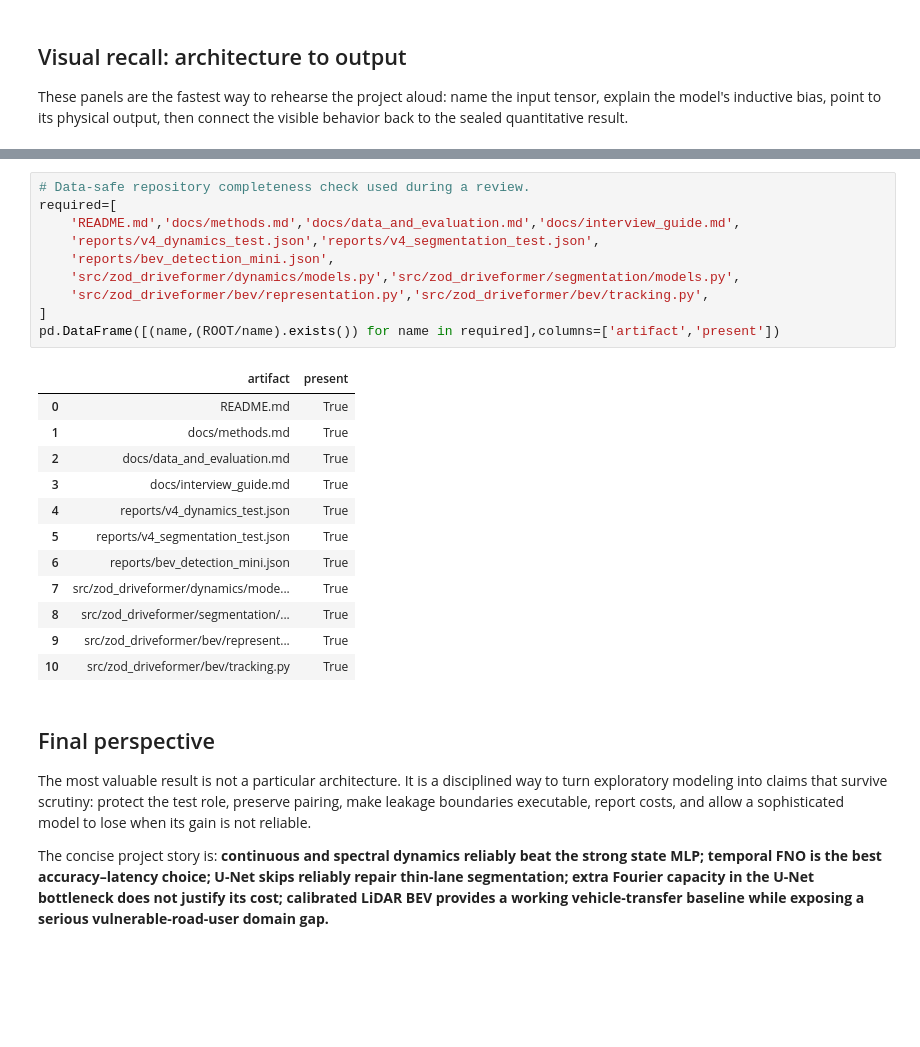
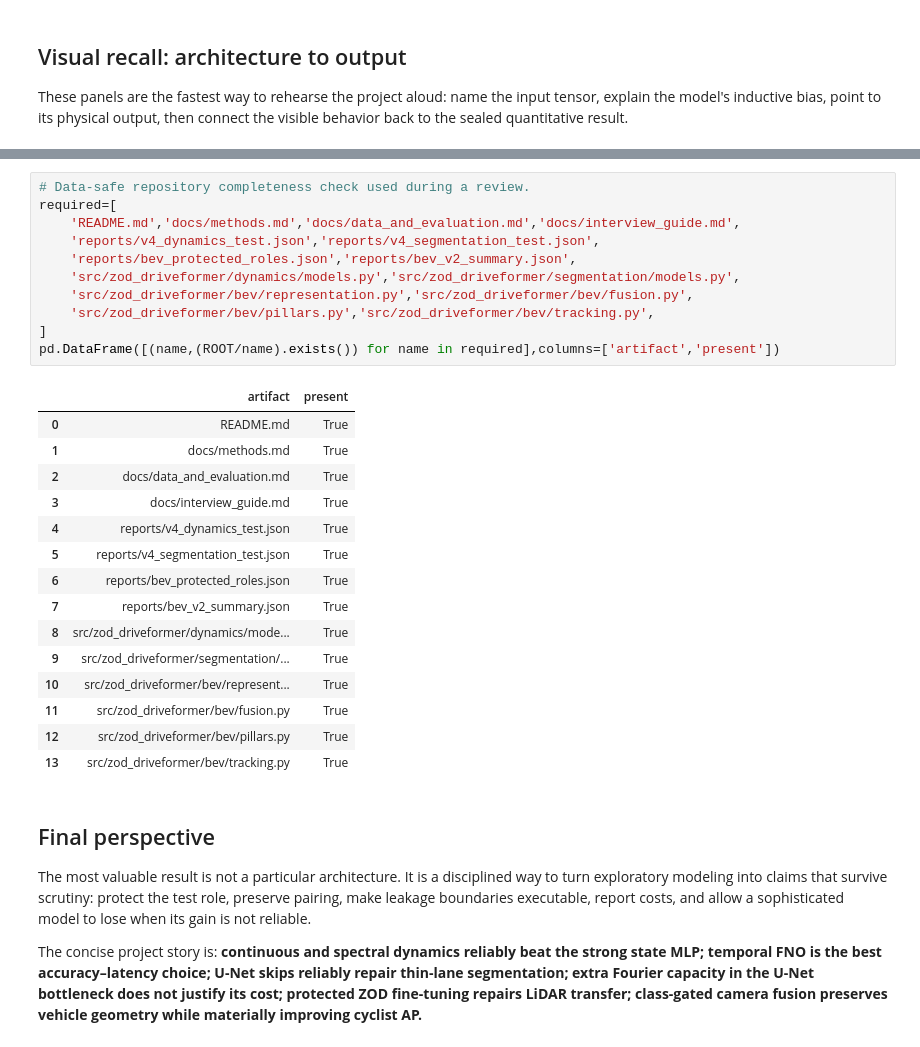
Before and after one commit to Nekros0day/zod-self-driving-lab, a Jupyter notebook: notebooks/06_interview_capstone.ipynb, the cells around one changed output, grey strips where cells are left out. Cells and saved outputs as stored; diff of their text form; blank space fills up the shorter version.

```diff
--- a/notebooks/06_interview_capstone.ipynb
+++ b/notebooks/06_interview_capstone.ipynb
@@ -229,26 +241,30 @@ connect the visible behavior back to the sealed quantitative result.
 # %%
 # Data-safe repository completeness check used during a review.
 required=[
     'README.md','docs/methods.md','docs/data_and_evaluation.md','docs/interview_guide.md',
     'reports/v4_dynamics_test.json','reports/v4_segmentation_test.json',
-    'reports/bev_detection_mini.json',
+    'reports/bev_protected_roles.json','reports/bev_v2_summary.json',
     'src/zod_driveformer/dynamics/models.py','src/zod_driveformer/segmentation/models.py',
-    'src/zod_driveformer/bev/representation.py','src/zod_driveformer/bev/tracking.py',
+    'src/zod_driveformer/bev/representation.py','src/zod_driveformer/bev/fusion.py',
+    'src/zod_driveformer/bev/pillars.py','src/zod_driveformer/bev/tracking.py',
 ]
 pd.DataFrame([(name,(ROOT/name).exists()) for name in required],columns=['artifact','present'])
 # %% [output]
 |  | artifact | present |
 | 0 | README.md | True |
 | 1 | docs/methods.md | True |
 | 2 | docs/data_and_evaluation.md | True |
 | 3 | docs/interview_guide.md | True |
 | 4 | reports/v4_dynamics_test.json | True |
 | 5 | reports/v4_segmentation_test.json | True |
-| 6 | reports/bev_detection_mini.json | True |
-| 7 | src/zod_driveformer/dynamics/mode... | True |
-| 8 | src/zod_driveformer/segmentation/... | True |
-| 9 | src/zod_driveformer/bev/represent... | True |
-| 10 | src/zod_driveformer/bev/tracking.py | True |
+| 6 | reports/bev_protected_roles.json | True |
+| 7 | reports/bev_v2_summary.json | True |
+| 8 | src/zod_driveformer/dynamics/mode... | True |
+| 9 | src/zod_driveformer/segmentation/... | True |
+| 10 | src/zod_driveformer/bev/represent... | True |
+| 11 | src/zod_driveformer/bev/fusion.py | True |
+| 12 | src/zod_driveformer/bev/pillars.py | True |
+| 13 | src/zod_driveformer/bev/tracking.py | True |
 # %% [markdown]
 ## Final perspective
 
@@ -260,6 +276,6 @@ and allow a sophisticated model to lose when its gain is not reliable.
 The concise project story is: **continuous and spectral dynamics reliably beat
 the strong state MLP; temporal FNO is the best accuracy–latency choice; U-Net
 skips reliably repair thin-lane segmentation; extra Fourier capacity in the
-U-Net bottleneck does not justify its cost; calibrated LiDAR BEV provides a
-working vehicle-transfer baseline while exposing a serious vulnerable-road-user
-domain gap.**
+U-Net bottleneck does not justify its cost; protected ZOD fine-tuning repairs
+LiDAR transfer; class-gated camera fusion preserves vehicle geometry while
+materially improving cyclist AP.**
```
Also changed, not shown: parts of 6 cells of this notebook, 46 other files.
